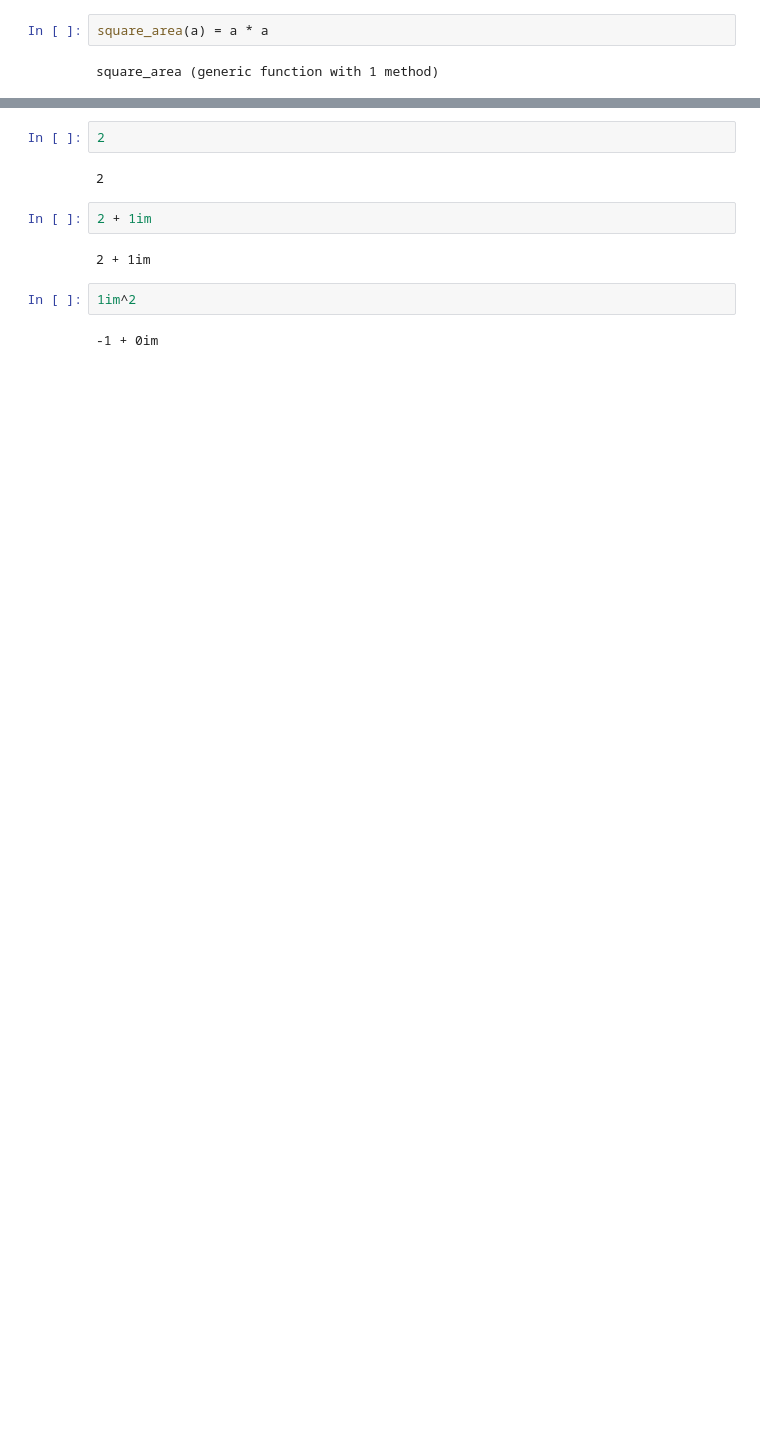
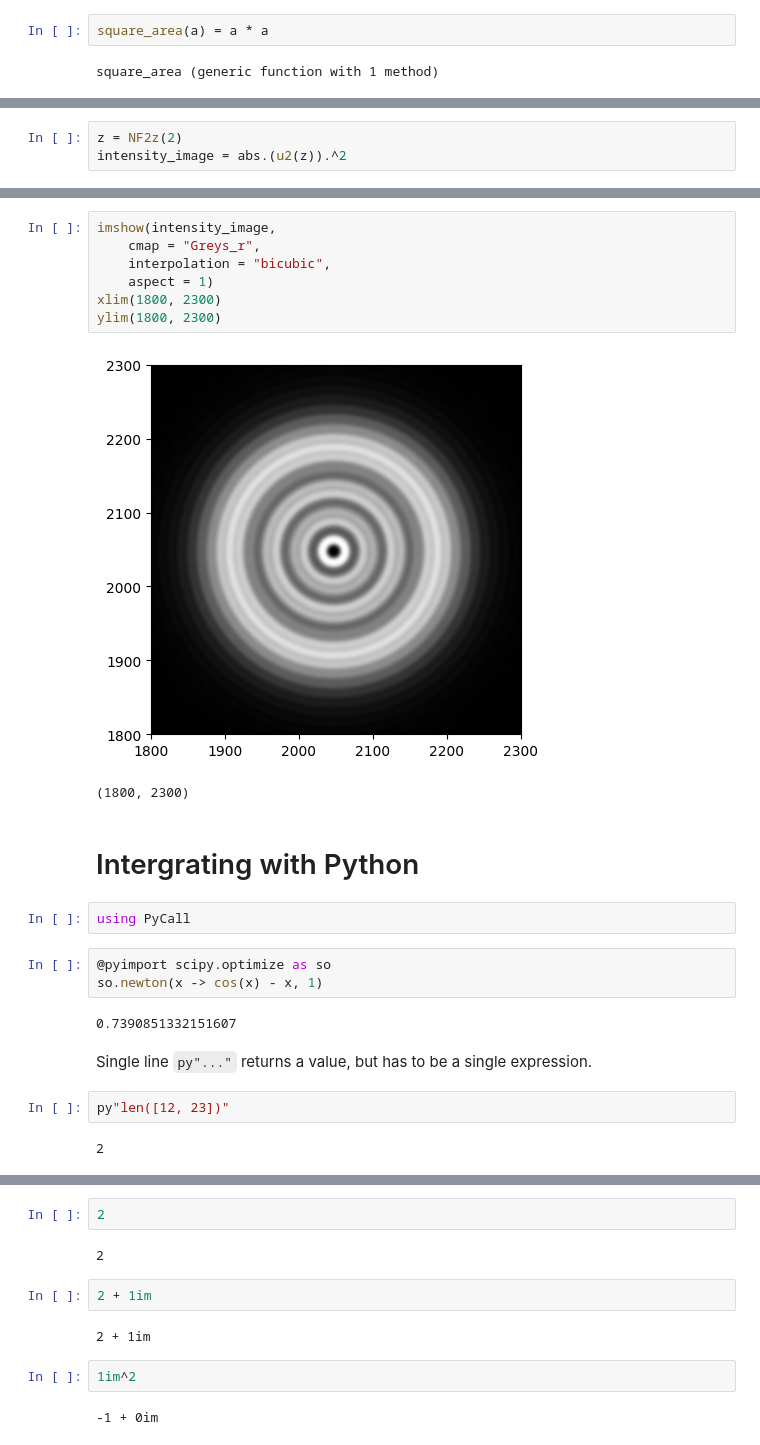
Before and after one commit to rawlik/julia-seminar, a Jupyter notebook: seminar.ipynb, the cells around one changed output, grey strips where cells are left out. Saved outputs shown, nothing was run; the diff lists cells and outputs as text; blank space fills up the shorter version.

```diff
--- a/seminar.ipynb
+++ b/seminar.ipynb
@@ -187,0 +366,3 @@ Source line: 1
+# %%
+z = NF2z(2)
+intensity_image = abs.(u2(z)).^2
@@ -187,0 +387,25 @@ Source line: 1
+# %%
+imshow(intensity_image,
+    cmap = "Greys_r",
+    interpolation = "bicubic",
+    aspect = 1)
+xlim(1800, 2300)
+ylim(1800, 2300)
+# %% [output]
+[figure, added]
+(1800, 2300)
+# %% [markdown]
+# Intergrating with Python
+# %%
+using PyCall
+# %%
+@pyimport scipy.optimize as so
+so.newton(x -> cos(x) - x, 1)
+# %% [output]
+0.7390851332151607
+# %% [markdown]
+Single line `py"..."` returns a value, but has to be a single expression.
+# %%
+py"len([12, 23])"
+# %% [output]
+2
```
Also changed, not shown: parts of 102 cells of this notebook.
